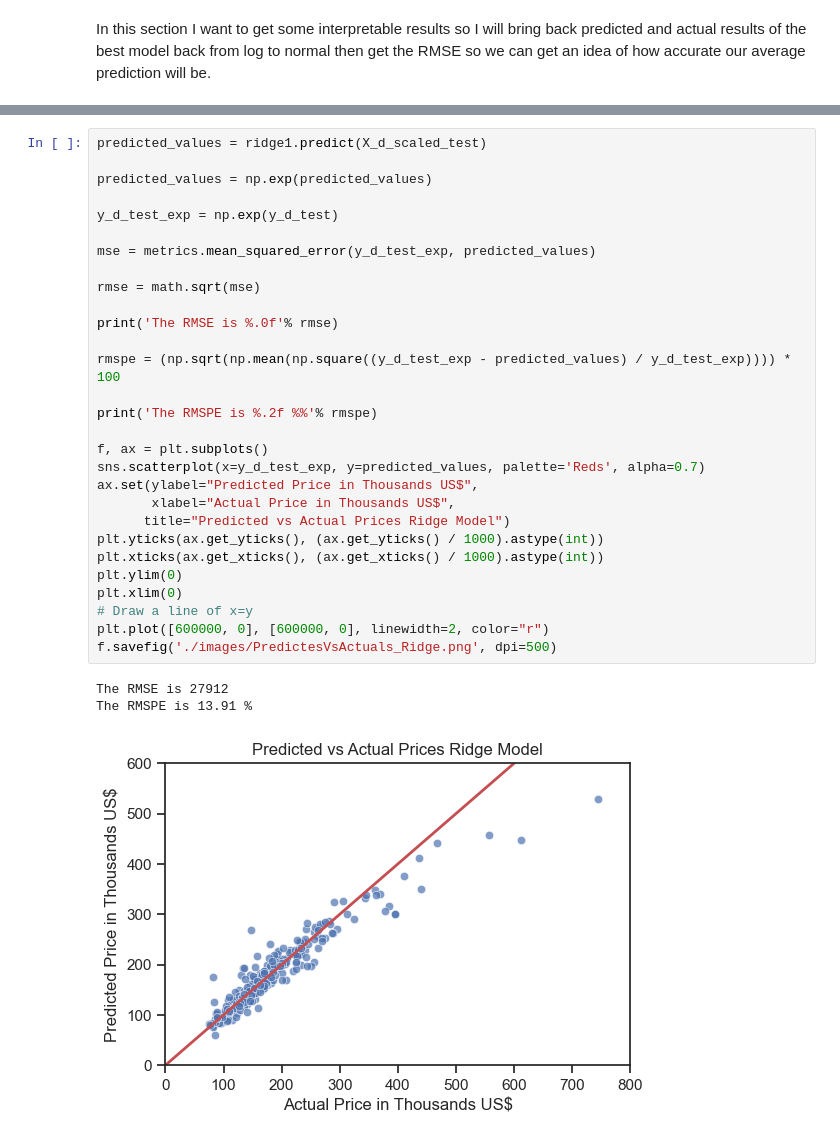
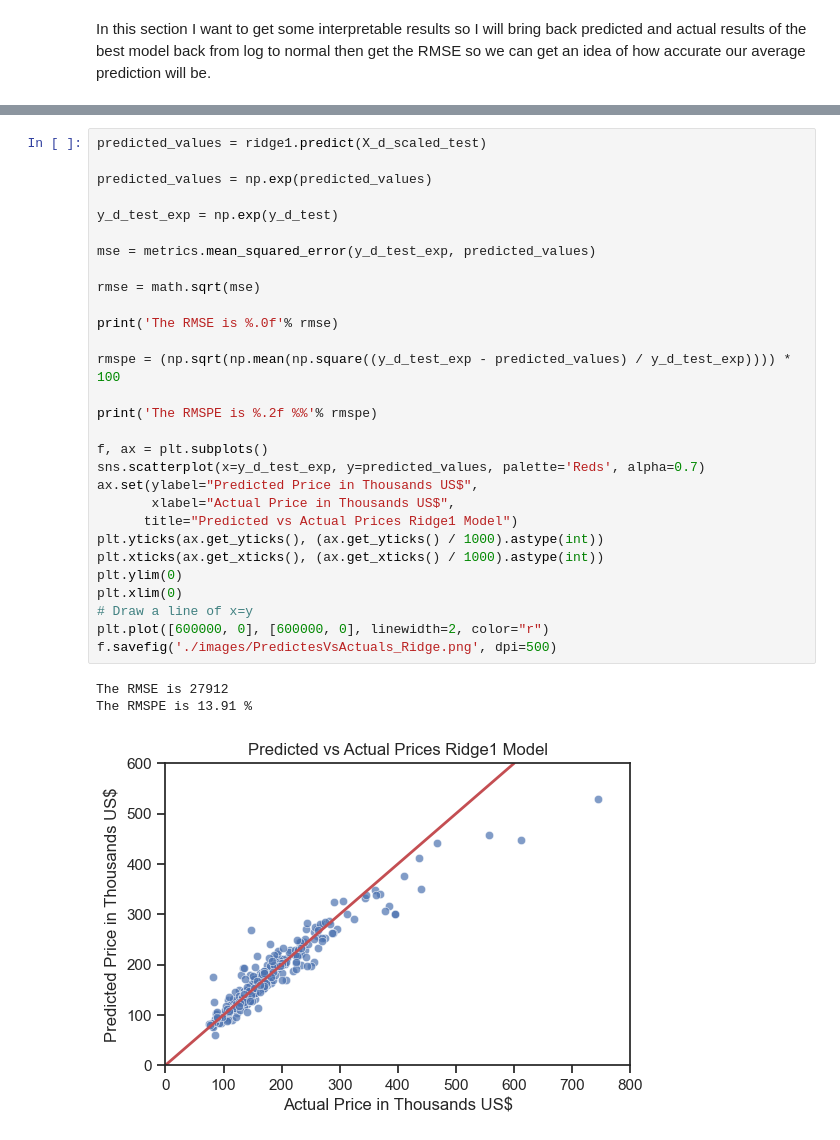
Before and after one commit to DanEllen/House-Prices-Advanced-Regression-Techniques, a Jupyter notebook: Machine_Learning_Code.ipynb, the cells around one changed output, grey strips where cells are left out. Cells and saved outputs as stored; diff of their text form.

```diff
--- a/Machine_Learning_Code.ipynb
+++ b/Machine_Learning_Code.ipynb
@@ -874,35 +928,35 @@ In this section I want to get some interpretable results so I will bring back pr
 predicted_values = ridge1.predict(X_d_scaled_test)
 
 predicted_values = np.exp(predicted_values)
 
 y_d_test_exp = np.exp(y_d_test)
 
 mse = metrics.mean_squared_error(y_d_test_exp, predicted_values)
 
 rmse = math.sqrt(mse)
 
 print('The RMSE is %.0f'% rmse)
 
 rmspe = (np.sqrt(np.mean(np.square((y_d_test_exp - predicted_values) / y_d_test_exp)))) * 100
 
 print('The RMSPE is %.2f %%'% rmspe)
 
 f, ax = plt.subplots()
 sns.scatterplot(x=y_d_test_exp, y=predicted_values, palette='Reds', alpha=0.7)
 ax.set(ylabel="Predicted Price in Thousands US$",
        xlabel="Actual Price in Thousands US$",
-      title="Predicted vs Actual Prices Ridge Model")
+      title="Predicted vs Actual Prices Ridge1 Model")
 plt.yticks(ax.get_yticks(), (ax.get_yticks() / 1000).astype(int))
 plt.xticks(ax.get_xticks(), (ax.get_xticks() / 1000).astype(int))
 plt.ylim(0)
 plt.xlim(0)
 # Draw a line of x=y
 plt.plot([600000, 0], [600000, 0], linewidth=2, color="r")
 f.savefig('./images/PredictesVsActuals_Ridge.png', dpi=500)
 # %% [output]
 The RMSE is 27912
 The RMSPE is 13.91 %
-[figure, old version]
+[figure, new version]
 # %%
 from sklearn import metrics
 import math
```
Also changed, not shown: parts of 18 cells of this notebook, 6 other files.
